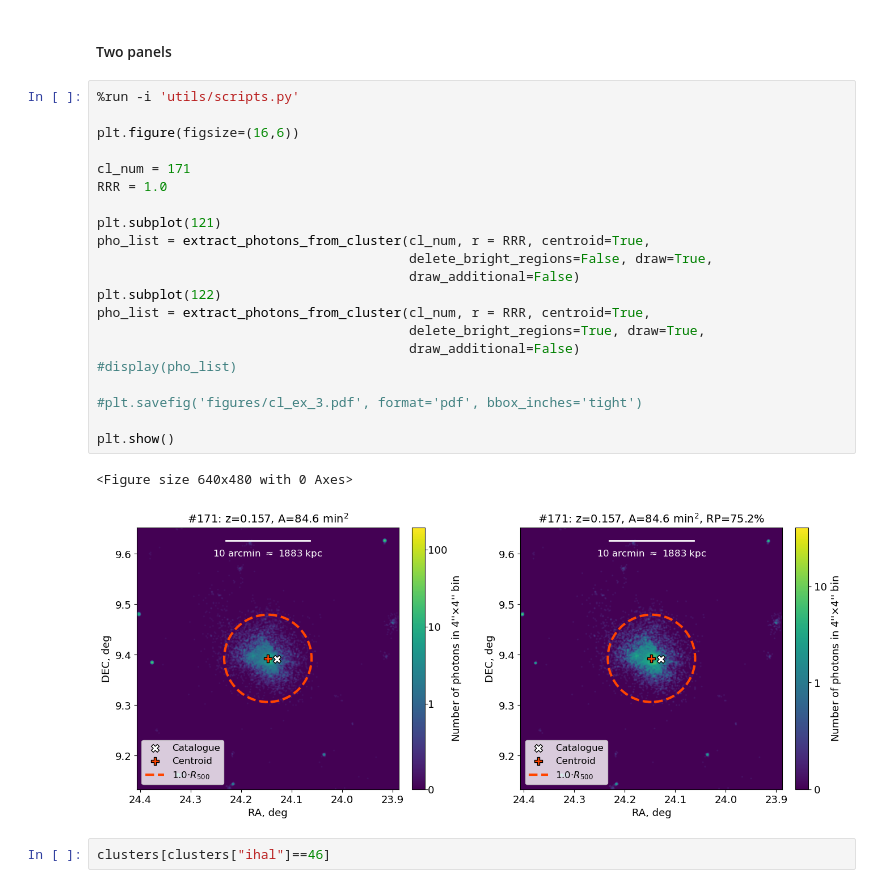
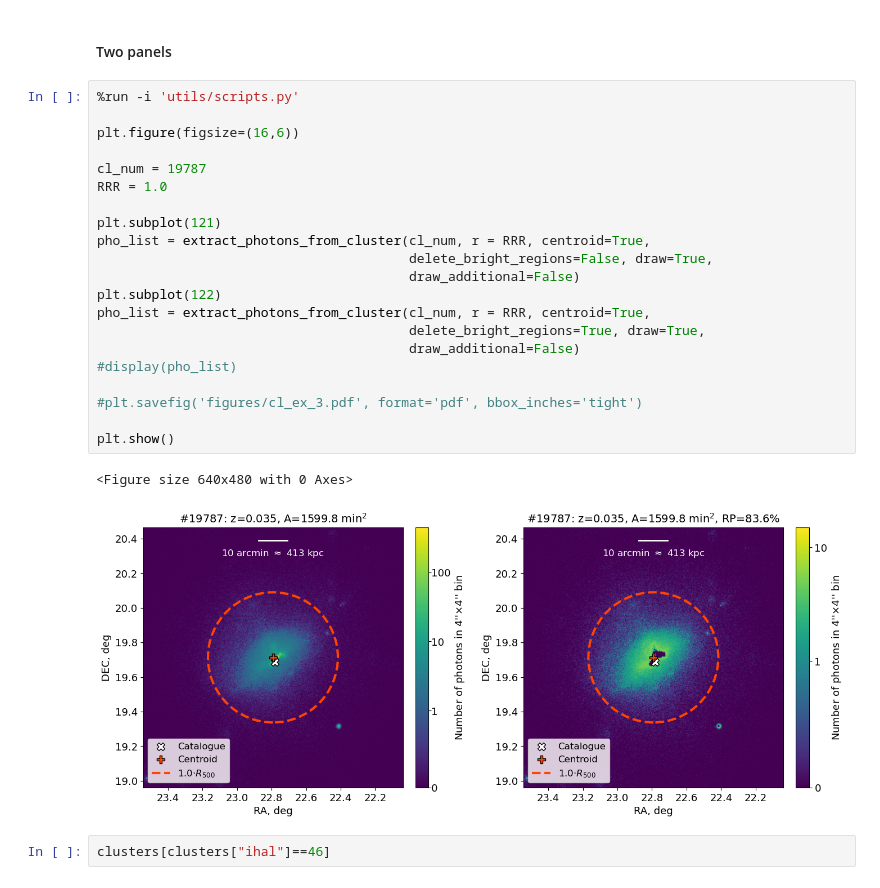
Before and after one commit to pi4imu/magneticum, a Jupyter notebook: spectra_magneticum.ipynb, the cells around one changed output. Drawn from its saved outputs; the diff is of its cells as text.

```diff
--- a/spectra_magneticum.ipynb
+++ b/spectra_magneticum.ipynb
@@ -198,27 +180,27 @@ plt.show()
 # %%
 %run -i 'utils/scripts.py'
 
 plt.figure(figsize=(16,6))
 
-cl_num = 171
+cl_num = 19787
 RRR = 1.0
 
 plt.subplot(121)
 pho_list = extract_photons_from_cluster(cl_num, r = RRR, centroid=True,
                                         delete_bright_regions=False, draw=True,
                                         draw_additional=False)
 plt.subplot(122)
 pho_list = extract_photons_from_cluster(cl_num, r = RRR, centroid=True,
                                         delete_bright_regions=True, draw=True,
                                         draw_additional=False)
 #display(pho_list)
 
 #plt.savefig('figures/cl_ex_3.pdf', format='pdf', bbox_inches='tight')
 
 plt.show()
 # %% [output]
 <Figure size 640x480 with 0 Axes>
-[figure, old version]
+[figure, new version]
 # %%
 clusters[clusters["ihal"]==46]
 # %% [output]
```
Also changed, not shown: parts of 24 cells of this notebook, 16 other files.
